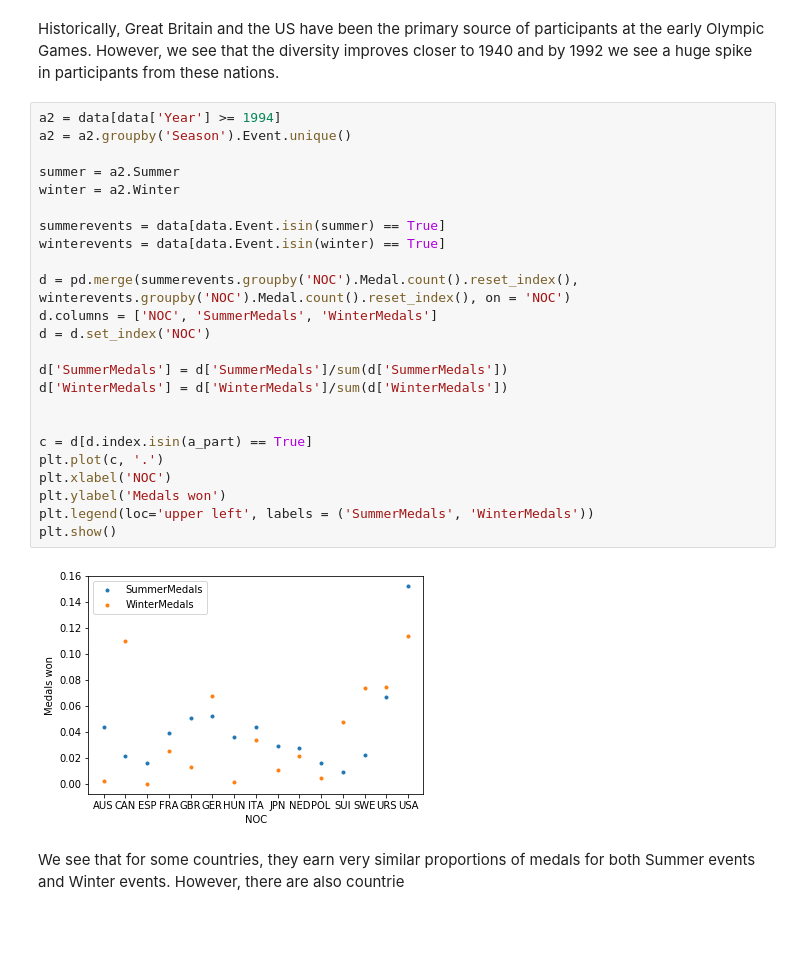
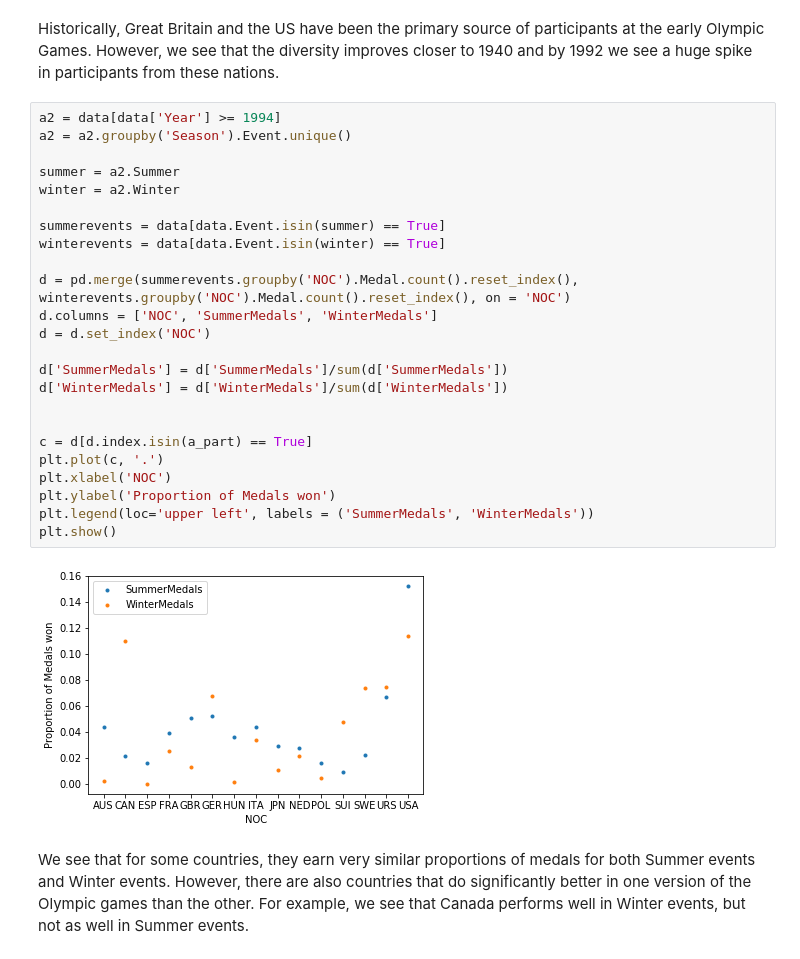
Before and after one commit to naranana/temp, a Jupyter notebook: 131 Project/some graphs for EDA.ipynb, the cells around one changed output. Cells and saved outputs as stored; diff of their text form; blank space fills up the shorter version.

```diff
--- a/131 Project/some graphs for EDA.ipynb
+++ b/131 Project/some graphs for EDA.ipynb
@@ -54,28 +54,28 @@ Historically, Great Britain and the US have been the primary source of participa
 # %%
 a2 = data[data['Year'] >= 1994]
 a2 = a2.groupby('Season').Event.unique()
 
 summer = a2.Summer
 winter = a2.Winter
 
 summerevents = data[data.Event.isin(summer) == True]
 winterevents = data[data.Event.isin(winter) == True]
 
 d = pd.merge(summerevents.groupby('NOC').Medal.count().reset_index(), winterevents.groupby('NOC').Medal.count().reset_index(), on = 'NOC')
 d.columns = ['NOC', 'SummerMedals', 'WinterMedals']
 d = d.set_index('NOC')
 
 d['SummerMedals'] = d['SummerMedals']/sum(d['SummerMedals'])
 d['WinterMedals'] = d['WinterMedals']/sum(d['WinterMedals'])
 
 
 c = d[d.index.isin(a_part) == True]
 plt.plot(c, '.')
 plt.xlabel('NOC')
-plt.ylabel('Medals won')
+plt.ylabel('Proportion of Medals won')
 plt.legend(loc='upper left', labels = ('SummerMedals', 'WinterMedals'))
 plt.show()
 # %% [output]
-[figure, old version]
+[figure, new version]
 # %% [markdown]
-We see that for some countries, they earn very similar proportions of medals for both Summer events and Winter events. However, there are also countrie
+We see that for some countries, they earn very similar proportions of medals for both Summer events and Winter events. However, there are also countries that do significantly better in one version of the Olympic games than the other. For example, we see that Canada performs well in Winter events, but not as well in Summer events.
```
